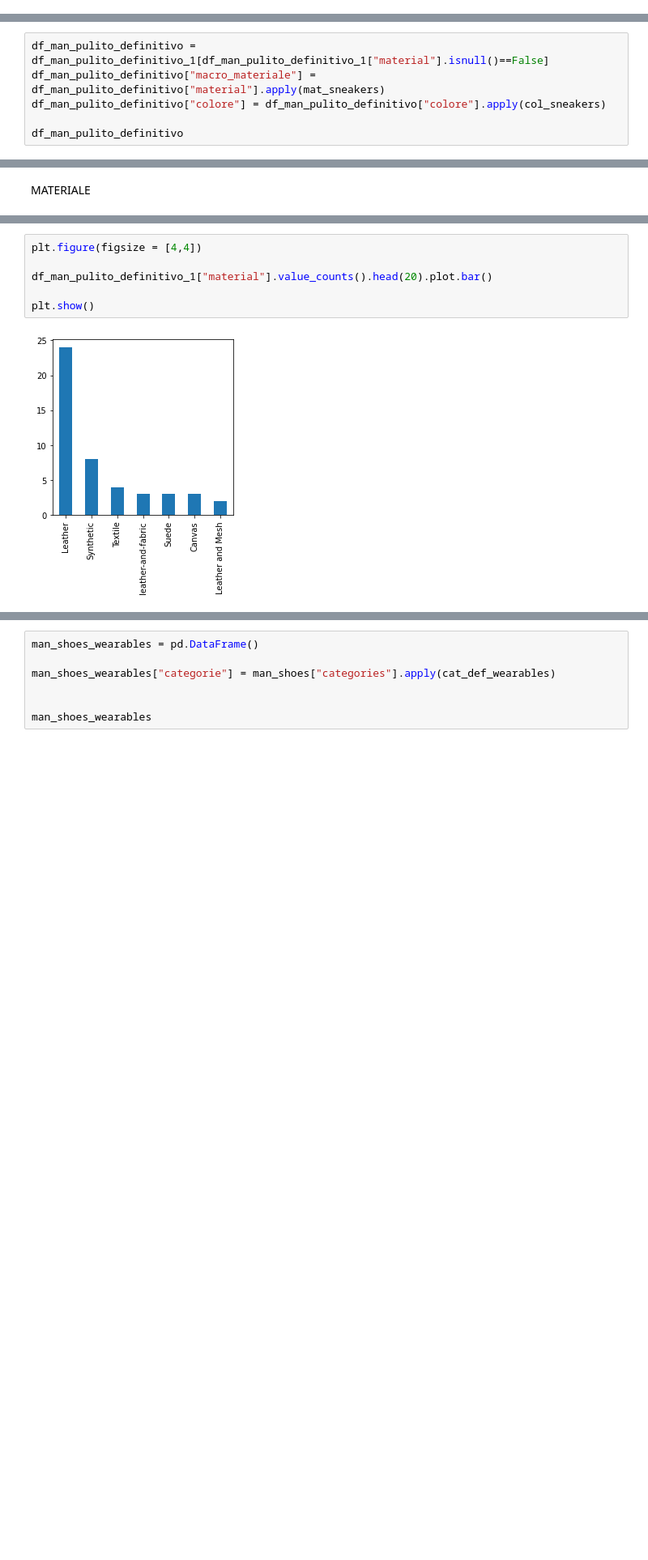
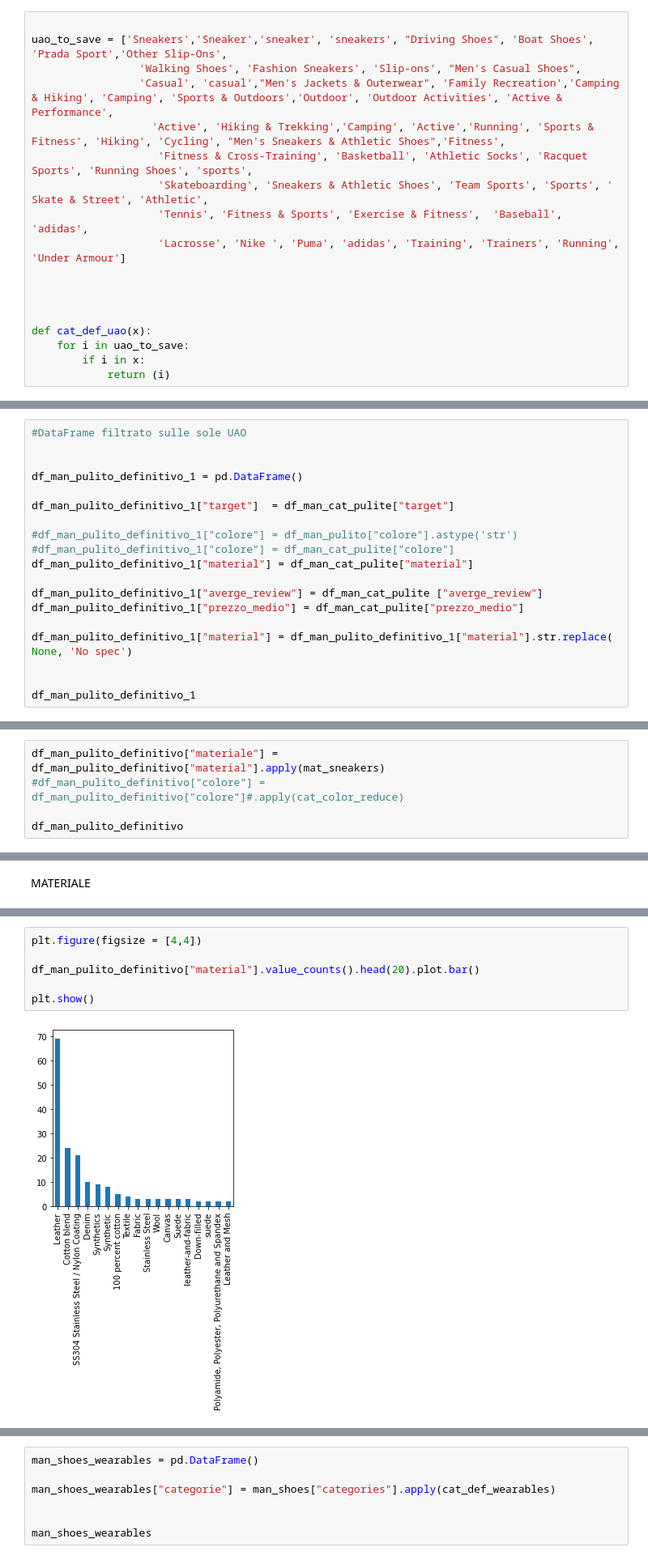
Before and after one commit to danidemi/corso-ifoa-machine-learning, a Jupyter notebook: project-work/Project_Work_teamB/Dati/Dataset_Man_Shoes_ridotto_recensioni.ipynb, the cells around one changed output, grey strips where cells are left out. Shown at 81% size. Cells and saved outputs as stored; diff of their text form; blank space fills up the shorter version.

```diff
--- a/project-work/Project_Work_teamB/Dati/Dataset_Man_Shoes_ridotto_recensioni.ipynb
+++ b/project-work/Project_Work_teamB/Dati/Dataset_Man_Shoes_ridotto_recensioni.ipynb
@@ -357,3 +402,21 @@ def cat_def_work(x):
+# %%
+
+uao_to_save = ['Sneakers','Sneaker','sneaker', 'sneakers', "Driving Shoes", 'Boat Shoes', 'Prada Sport','Other Slip-Ons',
+                 'Walking Shoes', 'Fashion Sneakers', 'Slip-ons', "Men's Casual Shoes",
+                 'Casual', 'casual',"Men's Jackets & Outerwear", 'Family Recreation','Camping & Hiking', 'Camping', 'Sports & Outdoors','Outdoor', 'Outdoor Activities', 'Active & Performance',
+                   'Active', 'Hiking & Trekking','Camping', 'Active','Running', 'Sports & Fitness', 'Hiking', 'Cycling', "Men's Sneakers & Athletic Shoes",'Fitness',
+                    'Fitness & Cross-Training', 'Basketball', 'Athletic Socks', 'Racquet Sports', 'Running Shoes', 'sports',
+                    'Skateboarding', 'Sneakers & Athletic Shoes', 'Team Sports', 'Sports', ' Skate & Street', 'Athletic',
+                    'Tennis', 'Fitness & Sports', 'Exercise & Fitness',  'Baseball', 'adidas',
+                    'Lacrosse', 'Nike ', 'Puma', 'adidas', 'Training', 'Trainers', 'Running', 'Under Armour']
+
+
+
+
+def cat_def_uao(x):
+    for i in uao_to_save:
+        if i in x:
+            return (i)
 # %% [markdown]
 Cleaning series Color
 # %%
@@ -683,0 +782,19 @@ See the caveats in the documentation: https://pandas.pydata.org/pandas-docs/stab
+# %%
+#DataFrame filtrato sulle sole UAO
+
+
+df_man_pulito_definitivo_1 = pd.DataFrame()
+
+df_man_pulito_definitivo_1["target"]  = df_man_cat_pulite["target"]
+
+#df_man_pulito_definitivo_1["colore"] = df_man_pulito["colore"].astype('str')
+#df_man_pulito_definitivo_1["colore"] = df_man_cat_pulite["colore"]
+df_man_pulito_definitivo_1["material"] = df_man_cat_pulite["material"]
+
+df_man_pulito_definitivo_1["averge_review"] = df_man_cat_pulite ["averge_review"]
+df_man_pulito_definitivo_1["prezzo_medio"] = df_man_cat_pulite["prezzo_medio"]
+
+df_man_pulito_definitivo_1["material"] = df_man_pulito_definitivo_1["material"].str.replace( None, 'No spec')
+
+
+df_man_pulito_definitivo_1
@@ -722,7 +830,6 @@ Name: sottocategoria, dtype: int64
 # %%
-df_man_pulito_definitivo = df_man_pulito_definitivo_1[df_man_pulito_definitivo_1["material"].isnull()==False]
-df_man_pulito_definitivo["macro_materiale"] = df_man_pulito_definitivo["material"].apply(mat_sneakers)
-df_man_pulito_definitivo["colore"] = df_man_pulito_definitivo["colore"].apply(col_sneakers)
+df_man_pulito_definitivo["materiale"] = df_man_pulito_definitivo["material"].apply(mat_sneakers)
+#df_man_pulito_definitivo["colore"] = df_man_pulito_definitivo["colore"]#.apply(cat_color_reduce)
 
 df_man_pulito_definitivo
 # %% [output]
@@ -971,11 +967,11 @@ Name: material, dtype: int64
 # %%
 plt.figure(figsize = [4,4])
 
-df_man_pulito_definitivo_1["material"].value_counts().head(20).plot.bar()
+df_man_pulito_definitivo["material"].value_counts().head(20).plot.bar()
 
 plt.show()
 # %% [output]
-[figure, old version]
+[figure, new version]
 # %%
 #presenza di wearables
 
```
Also changed, not shown: parts of 71 cells of this notebook, 3 other files.
